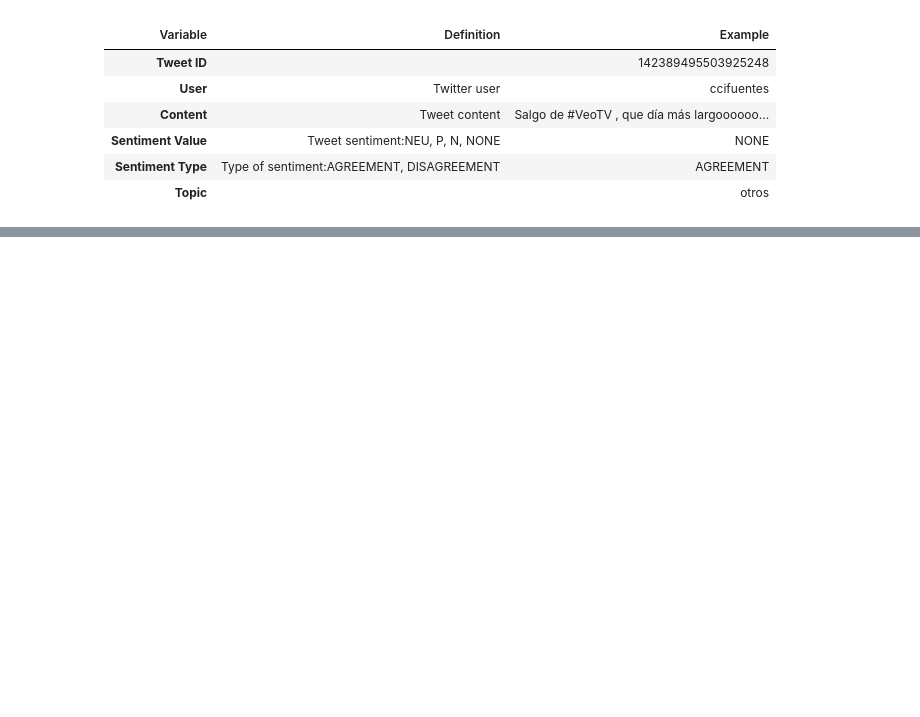
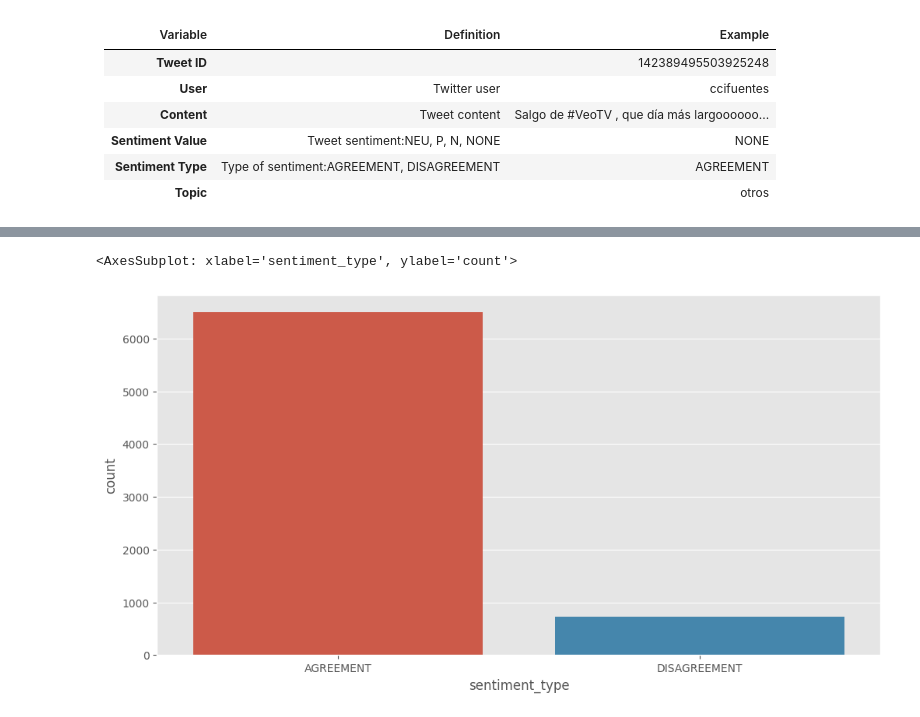
Before and after one commit to FrancoRossetti/trabajo-final-ucse, a Jupyter notebook: 1_eda-dataset/TASS_data dataset.ipynb, the cells around one changed output, grey strips where cells are left out. Saved outputs shown, nothing was run; the diff lists cells and outputs as text; code cells hidden in the pictures; blank space fills up the shorter version.

```diff
--- a/1_eda-dataset/TASS_data dataset.ipynb
+++ b/1_eda-dataset/TASS_data dataset.ipynb
@@ -135,0 +217,6 @@ df
+# %%
+plt.figure(figsize=(12, 6))
+sns.barplot(x="sentiment_type", y="count", data=df_04_sentiment_type)
+# %% [output]
+<AxesSubplot: xlabel='sentiment_type', ylabel='count'>
+[figure, added]
```
Also changed, not shown: parts of 14 cells of this notebook, 1 other file.
